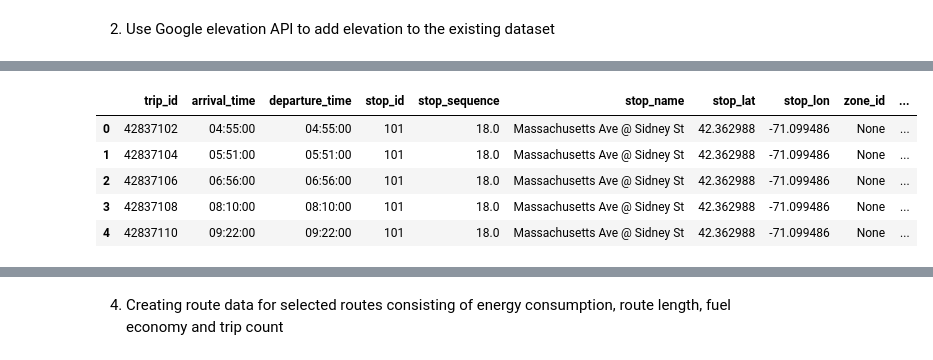
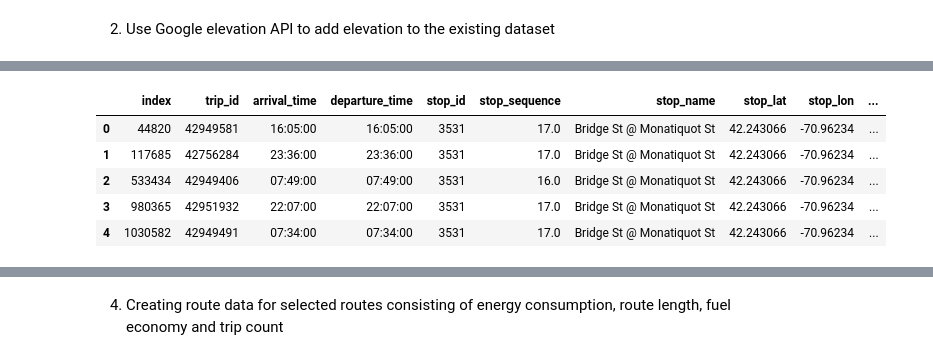
Before and after one commit to UpadhiV/evfleets, a Jupyter notebook: Boston .ipynb, the cells around one changed output, grey strips where cells are left out. Saved outputs shown, nothing was run; the diff lists cells and outputs as text; code cells hidden in the pictures.

```diff
--- a/Boston .ipynb
+++ b/Boston .ipynb
@@ -206,13 +324,17 @@ ab.to_sql("cities", con=engine, index = False, if_exists = "replace")
 # %%
-#join the elevation table to previous dataset based on stop id
+#join the elevation table to final dataset based on stop id
 query = "SELECT * FROM mbta_elevation;"
 elv = pd.read_sql(query, engine, index_col= None)
-df=df.merge(elv,left_on="stop_id",right_on="stop_id")
+
+query = "SELECT * FROM mbta_dataf ;"
+df = pd.read_sql(query, engine)
+
+df=df.merge(elv,left_on="stop_id",right_on="stop_id").drop(columns  = "level_0")
 df.head()
 # %% [output]
-|  | trip_id | arrival_time | departure_time | stop_id | stop_sequence | stop_name | stop_lat | stop_lon | zone_id | ... |
-| 0 | 42837102 | 04:55:00 | 04:55:00 | 101 | 18.0 | Massachusetts Ave @ Sidney St | 42.362988 | -71.099486 | None | ... |
-| 1 | 42837104 | 05:51:00 | 05:51:00 | 101 | 18.0 | Massachusetts Ave @ Sidney St | 42.362988 | -71.099486 | None | ... |
-| 2 | 42837106 | 06:56:00 | 06:56:00 | 101 | 18.0 | Massachusetts Ave @ Sidney St | 42.362988 | -71.099486 | None | ... |
-| 3 | 42837108 | 08:10:00 | 08:10:00 | 101 | 18.0 | Massachusetts Ave @ Sidney St | 42.362988 | -71.099486 | None | ... |
-| 4 | 42837110 | 09:22:00 | 09:22:00 | 101 | 18.0 | Massachusetts Ave @ Sidney St | 42.362988 | -71.099486 | None | ... |
+|  | index | trip_id | arrival_time | departure_time | stop_id | stop_sequence | stop_name | stop_lat | stop_lon | ... |
+| 0 | 44820 | 42949581 | 16:05:00 | 16:05:00 | 3531 | 17.0 | Bridge St @ Monatiquot St | 42.243066 | -70.96234 | ... |
+| 1 | 117685 | 42756284 | 23:36:00 | 23:36:00 | 3531 | 17.0 | Bridge St @ Monatiquot St | 42.243066 | -70.96234 | ... |
+| 2 | 533434 | 42949406 | 07:49:00 | 07:49:00 | 3531 | 16.0 | Bridge St @ Monatiquot St | 42.243066 | -70.96234 | ... |
+| 3 | 980365 | 42951932 | 22:07:00 | 22:07:00 | 3531 | 17.0 | Bridge St @ Monatiquot St | 42.243066 | -70.96234 | ... |
+| 4 | 1030582 | 42949491 | 07:34:00 | 07:34:00 | 3531 | 17.0 | Bridge St @ Monatiquot St | 42.243066 | -70.96234 | ... |
```
Also changed, not shown: parts of 44 cells of this notebook.
